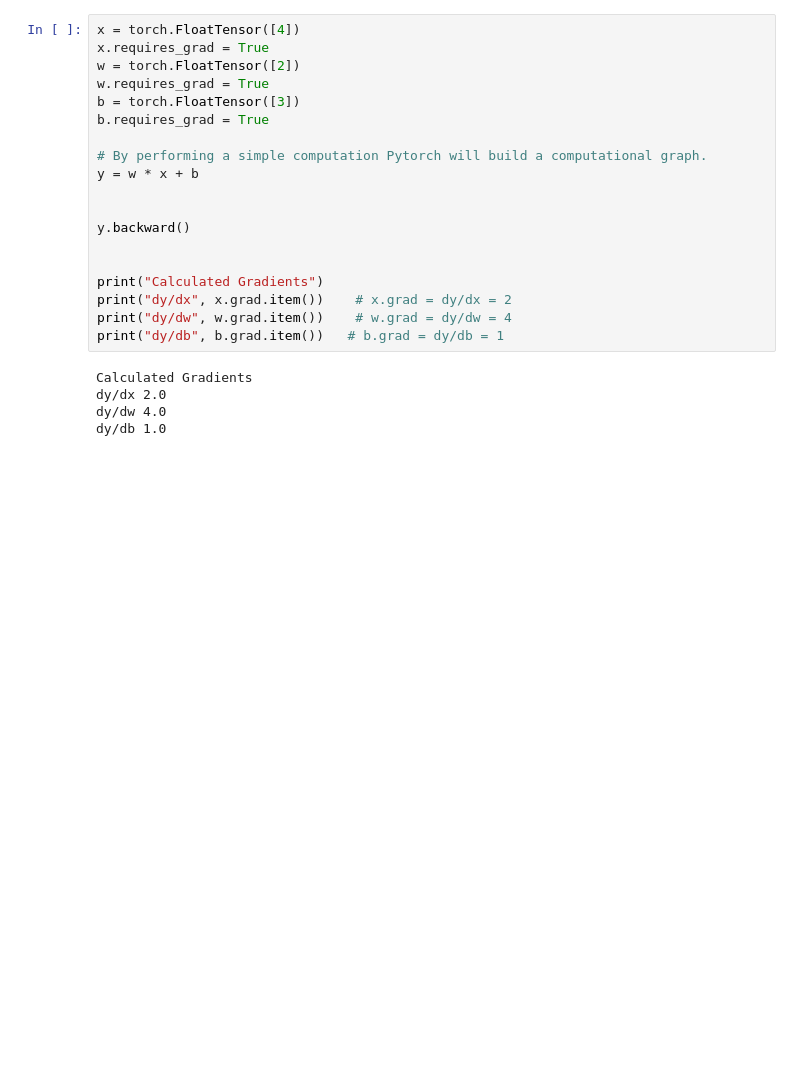
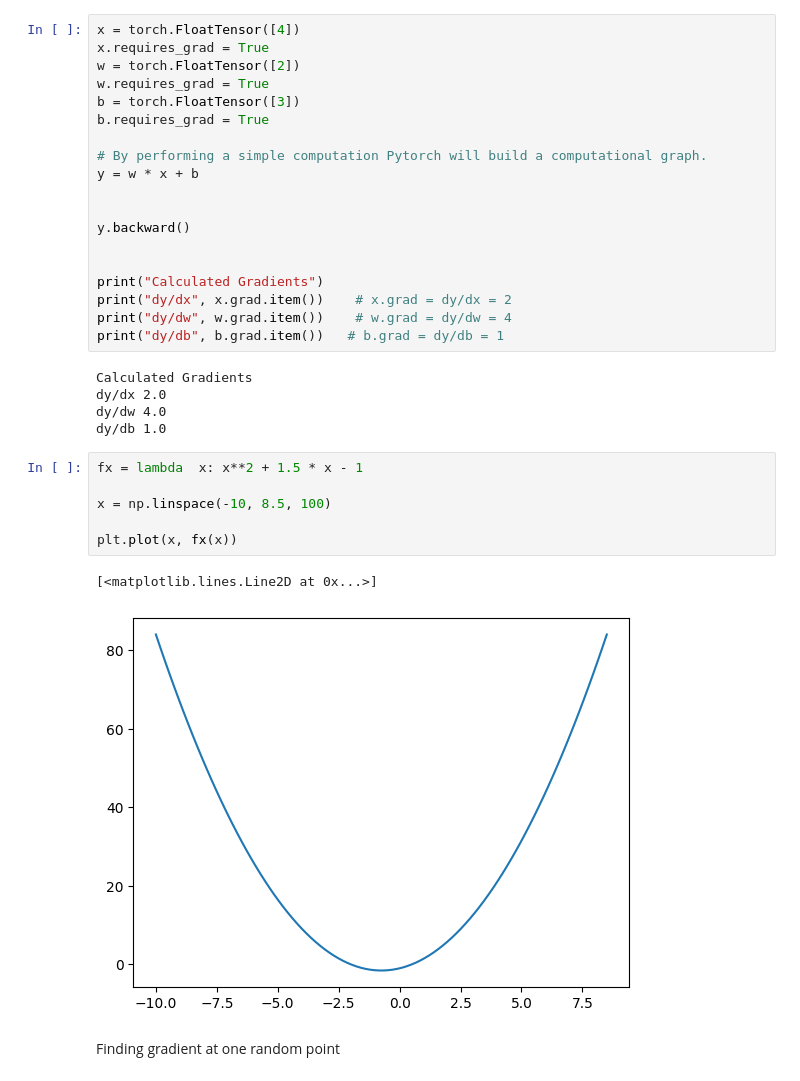
Before and after one commit to Nikhil-X-codes/Data-Science, a Jupyter notebook: Pytorch/intro.ipynb, the cells around one changed output. Saved outputs shown, nothing was run; the diff lists cells and outputs as text; blank space fills up the shorter version.

```diff
--- a/Pytorch/intro.ipynb
+++ b/Pytorch/intro.ipynb
@@ -250,3 +250,14 @@ Calculated Gradients
 dy/dx 2.0
 dy/dw 4.0
 dy/db 1.0
+# %%
+fx = lambda  x: x**2 + 1.5 * x - 1
+
+x = np.linspace(-10, 8.5, 100)
+
+plt.plot(x, fx(x))
+# %% [output]
+[<matplotlib.lines.Line2D at 0x...>]
+[figure, added]
+# %% [markdown]
+Finding gradient at one random point
```
Also changed, not shown: parts of 25 cells of this notebook.
